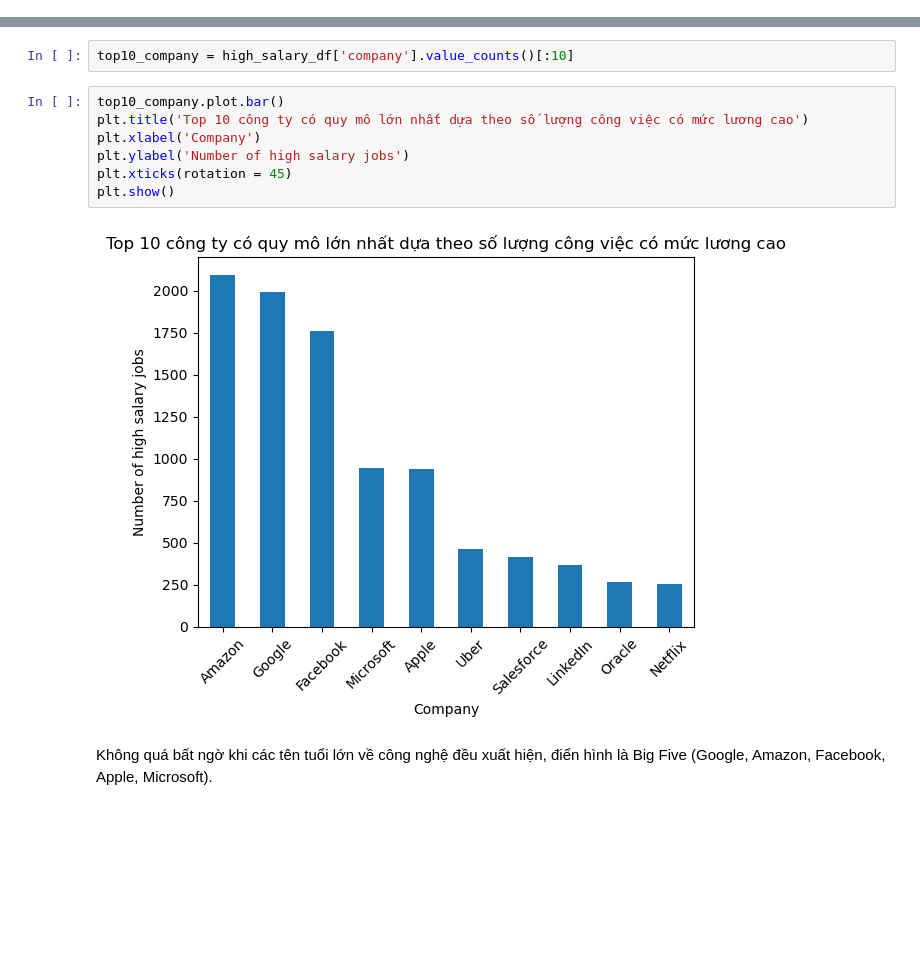
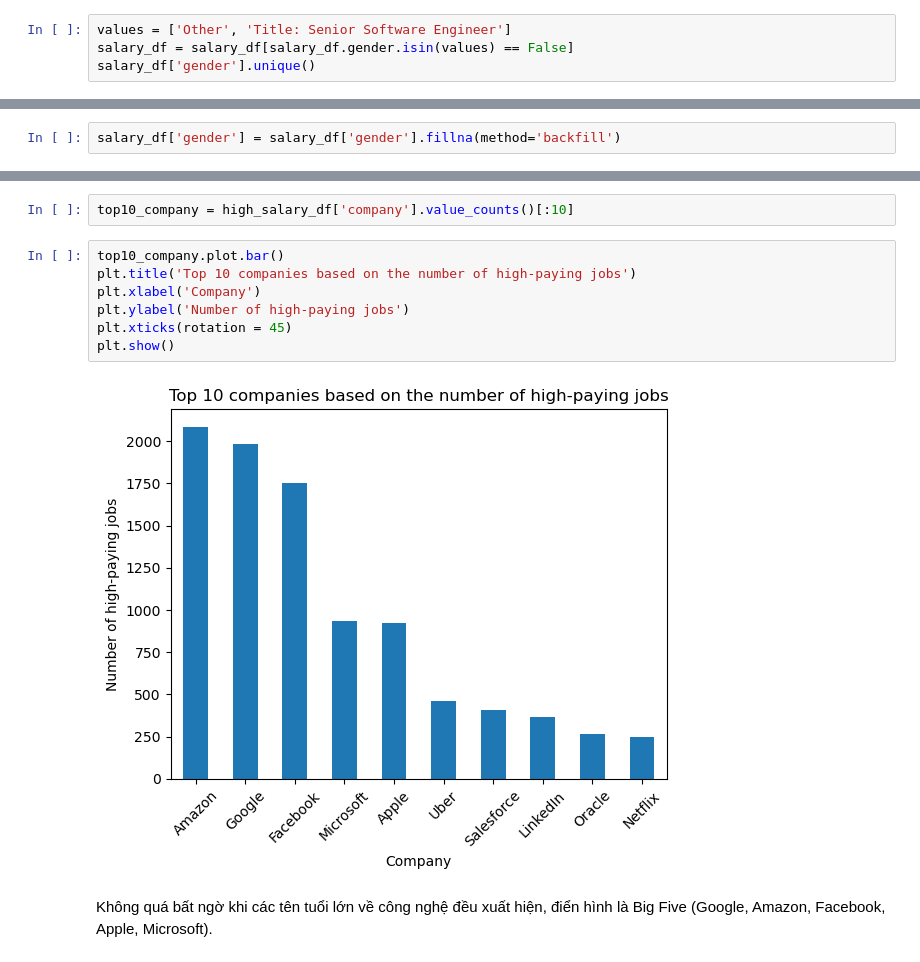
Before and after one commit to hoangvo1902/CSC17104_PROGRAMMING-FOR-DATA-SCIENCE, a Jupyter notebook: Final-project-_Preprocessing.ipynb, the cells around one changed output, grey strips where cells are left out. Drawn from its saved outputs; the diff is of its cells as text; blank space fills up the shorter version.

```diff
--- a/Final-project-_Preprocessing.ipynb
+++ b/Final-project-_Preprocessing.ipynb
@@ -335,3 +335,7 @@ salary_df['Some_College'].plot(kind='box', vert = False)
 # Questioning
 # %% [markdown]
 ---
+# %%
+values = ['Other', 'Title: Senior Software Engineer']
+salary_df = salary_df[salary_df.gender.isin(values) == False]
+salary_df['gender'].unique()
@@ -338 +354,3 @@ salary_df['Some_College'].plot(kind='box', vert = False)
+# %%
+salary_df['gender'] = salary_df['gender'].fillna(method='backfill')
 # %% [markdown]
@@ -361,13 +379,13 @@ Tính ra top 10 công ty
 top10_company = high_salary_df['company'].value_counts()[:10]
 # %%
 top10_company.plot.bar()
-plt.title('Top 10 công ty có quy mô lớn nhất dựa theo số lượng công việc có mức lương cao')
+plt.title('Top 10 companies based on the number of high-paying jobs')
 plt.xlabel('Company')
-plt.ylabel('Number of high salary jobs')
+plt.ylabel('Number of high-paying jobs')
 plt.xticks(rotation = 45)
 plt.show()
 # %% [output]
-[figure, old version]
+[figure, new version]
 # %% [markdown]
 Không quá bất ngờ khi các tên tuổi lớn về công nghệ đều xuất hiện, điển hình là Big Five (Google, Amazon, Facebook, Apple, Microsoft).
 # %%
```
Also changed, not shown: parts of 9 cells of this notebook.
